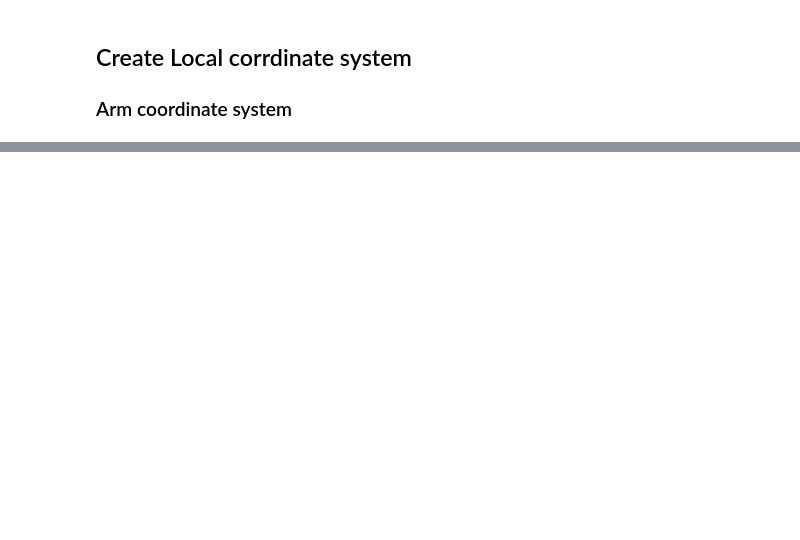
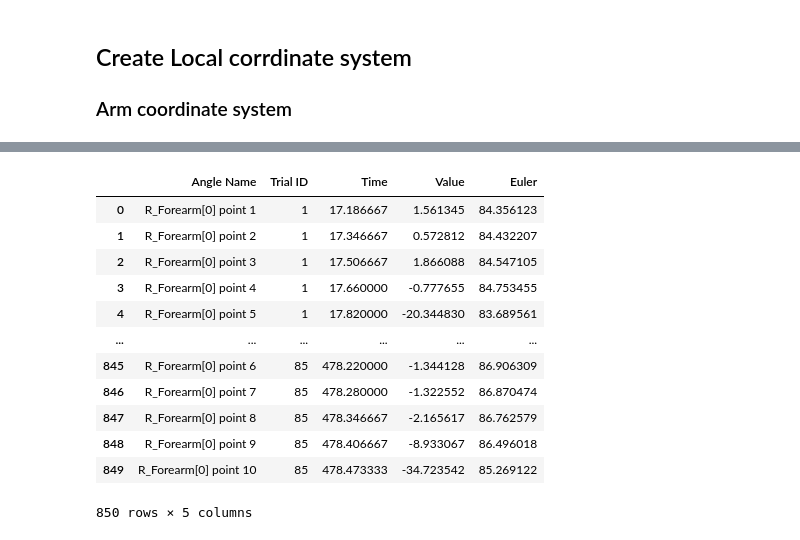
Before and after one commit to Motor-Learning-Lab/MCSRsystem, a Jupyter notebook: SetupV2/MultSynchronization/SetipV2.ipynb, the cells around one changed output, grey strips where cells are left out. Saved outputs shown, nothing was run; the diff lists cells and outputs as text; code cells hidden in the pictures; blank space fills up the shorter version.

```diff
--- a/SetupV2/MultSynchronization/SetipV2.ipynb
+++ b/SetupV2/MultSynchronization/SetipV2.ipynb
@@ -152,0 +994,16 @@ plt.show()
+# %%
+Angvel_R_Forearm0
+# %% [output]
+|  | Angle Name | Trial ID | Time | Value | Euler |
+| 0 | R_Forearm[0] point 1 | 1 | 17.186667 | 1.561345 | 84.356123 |
+| 1 | R_Forearm[0] point 2 | 1 | 17.346667 | 0.572812 | 84.432207 |
+| 2 | R_Forearm[0] point 3 | 1 | 17.506667 | 1.866088 | 84.547105 |
+| 3 | R_Forearm[0] point 4 | 1 | 17.660000 | -0.777655 | 84.753455 |
+| 4 | R_Forearm[0] point 5 | 1 | 17.820000 | -20.344830 | 83.689561 |
+| ... | ... | ... | ... | ... | ... |
+| 845 | R_Forearm[0] point 6 | 85 | 478.220000 | -1.344128 | 86.906309 |
+| 846 | R_Forearm[0] point 7 | 85 | 478.280000 | -1.322552 | 86.870474 |
+| 847 | R_Forearm[0] point 8 | 85 | 478.346667 | -2.165617 | 86.762579 |
+| 848 | R_Forearm[0] point 9 | 85 | 478.406667 | -8.933067 | 86.496018 |
+| 849 | R_Forearm[0] point 10 | 85 | 478.473333 | -34.723542 | 85.269122 |
+850 rows × 5 columns
```
Also changed, not shown: parts of 54 cells of this notebook, 1 other file.
